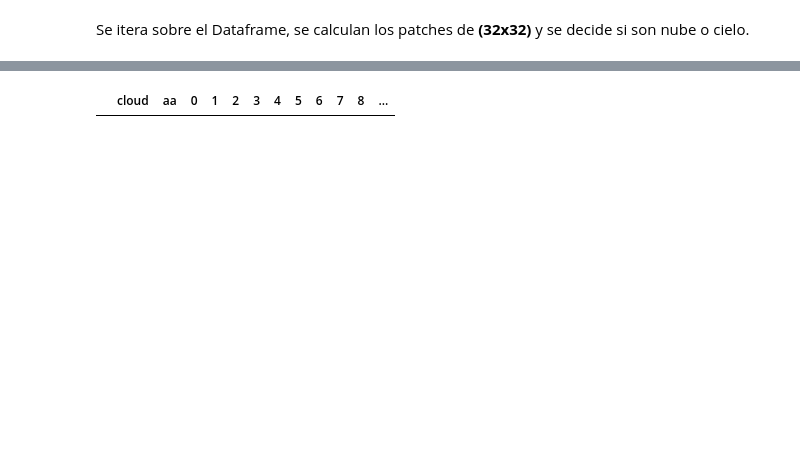
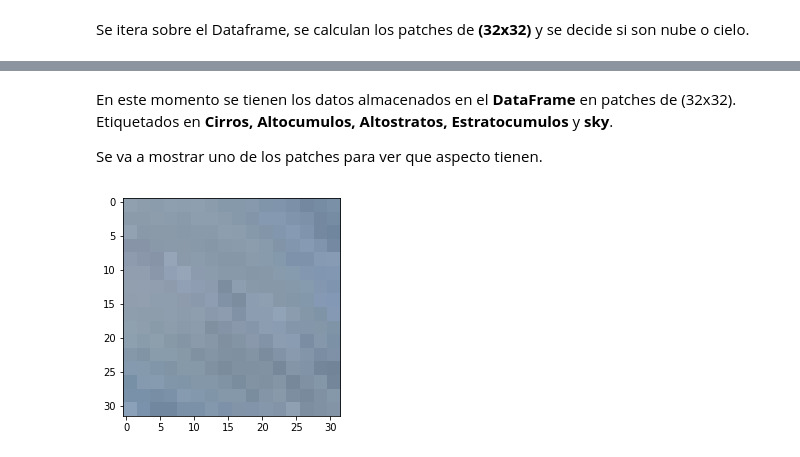
Before and after one commit to labellson/cloud-characterization-pytorch, a Jupyter notebook: 1-Dataset-Formatting.ipynb, the cells around one changed output, grey strips where cells are left out. Saved outputs shown, nothing was run; the diff lists cells and outputs as text; code cells hidden in the pictures; blank space fills up the shorter version.

Commit message:
Upload the final formated dataset

```diff
--- a/1-Dataset-Formatting.ipynb
+++ b/1-Dataset-Formatting.ipynb
@@ -69,9 +71,15 @@ Se itera sobre el Dataframe, se calculan los patches de **(32x32)** y se decide
 # %%
 from imutils import helpers
 
-clouds_final_pd = DataFrame(columns=['cloud_type', 'datestr', *range(32*32*3)])
+clouds_final_pd = pd.DataFrame(columns=['cloud_type', 'datestr', *range(32*32*3)])
 for index, row in clouds_pd.iterrows():
+    print('- Row number: {}'.format(index))
     img = row.iloc[2:].values.reshape((256,256,3)).astype('uint8')
 
-    for roi in helpers.sliding_window(img, (32, 32), stepSize=32)
-        # TODO: Checkear que es nube y hacer append en el pd
+    for _, _, roi in helpers.sliding_window(img, (32, 32), stepSize=32):
+        cloud_ratio = np.sum(roi[:,:,0] / roi[:,:,2]) / float(32*32*3)
+        cloud_type = row['cloud_type'] if cloud_ratio >= 0.82 else 'sky'
+
+        _row = pd.Series([cloud_type, row['datestr'], *roi.flatten()],
+                         index=['cloud_type', 'datestr', *range(32*32*3)])
+        clouds_final_pd = clouds_final_pd.append(_row, ignore_index=True)
@@ -78,4 +112,9 @@ for index, row in clouds_pd.iterrows():
-# %%
-pd.DataFrame(columns=['cloud', 'aa', *range(10)])
-# %% [output]
-|  | cloud | aa | 0 | 1 | 2 | 3 | 4 | 5 | 6 | 7 | 8 | ... |
+# %% [markdown]
+En este momento se tienen los datos almacenados en el **DataFrame** en patches de (32x32). Etiquetados en **Cirros, Altocumulos, Altostratos, Estratocumulos** y **sky**.
+
+Se va a mostrar uno de los patches para ver que aspecto tienen.
+# %%
+plt.imshow(clouds_final_pd.iloc[8,2:].values.reshape((32,32,3)).astype('uint8'))
+plt.show()
+# %% [output]
+[figure, added]
```
Also changed, not shown: parts of 5 cells of this notebook, 2 other files.
